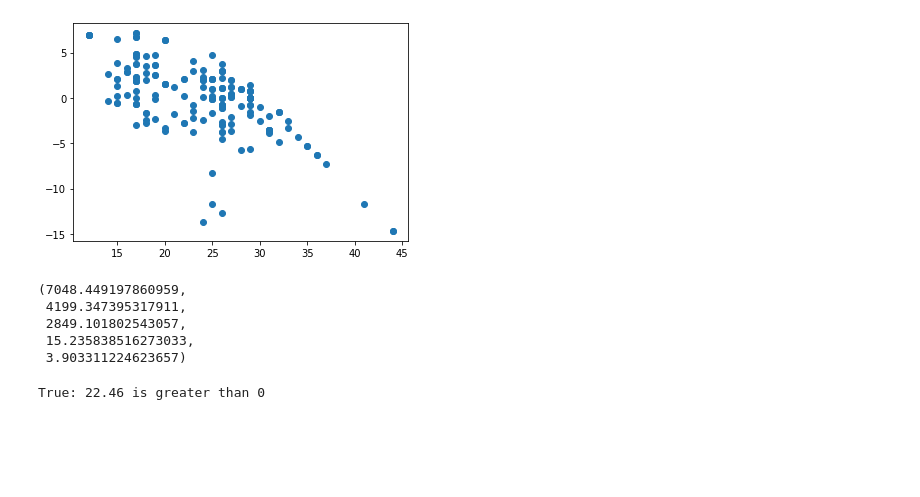
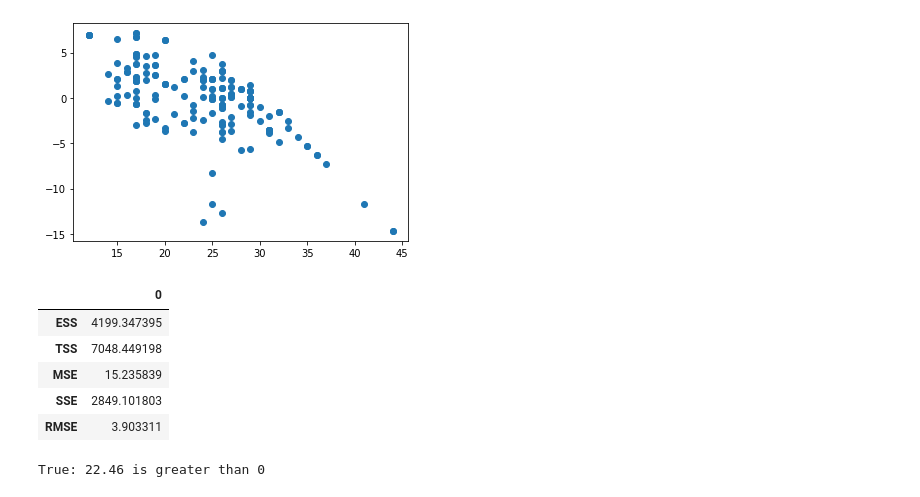
Before and after one commit to CameronGTaylor/ds-methodologies-exercises, a Jupyter notebook: regression/evaluate.ipynb, the cells around one changed output. Cells and saved outputs as stored; diff of their text form; code cells hidden in the pictures; blank space fills up the shorter version.

```diff
--- a/regression/evaluate.ipynb
+++ b/regression/evaluate.ipynb
@@ -126,13 +126,14 @@ evaluate.plot_residuals(df.y, df.yhat)
 # %% [output]
 [figure]
 # %%
-evaluate.regression_errors(df.y, df.yhat)
+pd.DataFrame(pd.Series(evaluate.regression_errors(df.y, df.yhat)))
 # %% [output]
-(7048.449197860959,
- 4199.347395317911,
- 2849.101802543057,
- 15.235838516273033,
- 3.903311224623657)
+|  | 0 |
+| ESS | 4199.347395 |
+| TSS | 7048.449198 |
+| MSE | 15.235839 |
+| SSE | 2849.101803 |
+| RMSE | 3.903311 |
 # %%
 evaluate.better_than_baseline(df.y, df.yhat)
 # %% [output]
```
Also changed, not shown: 2 other files.
